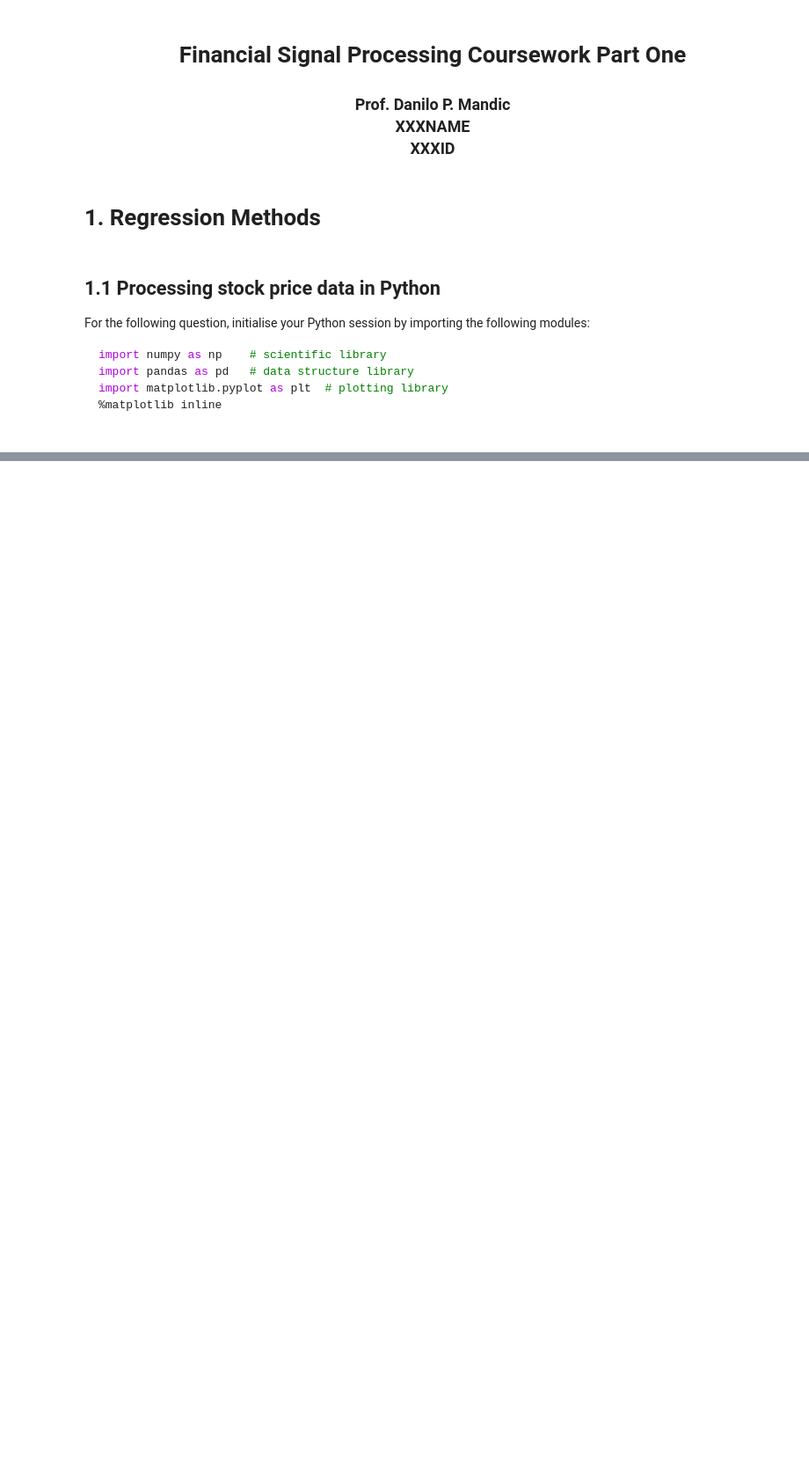
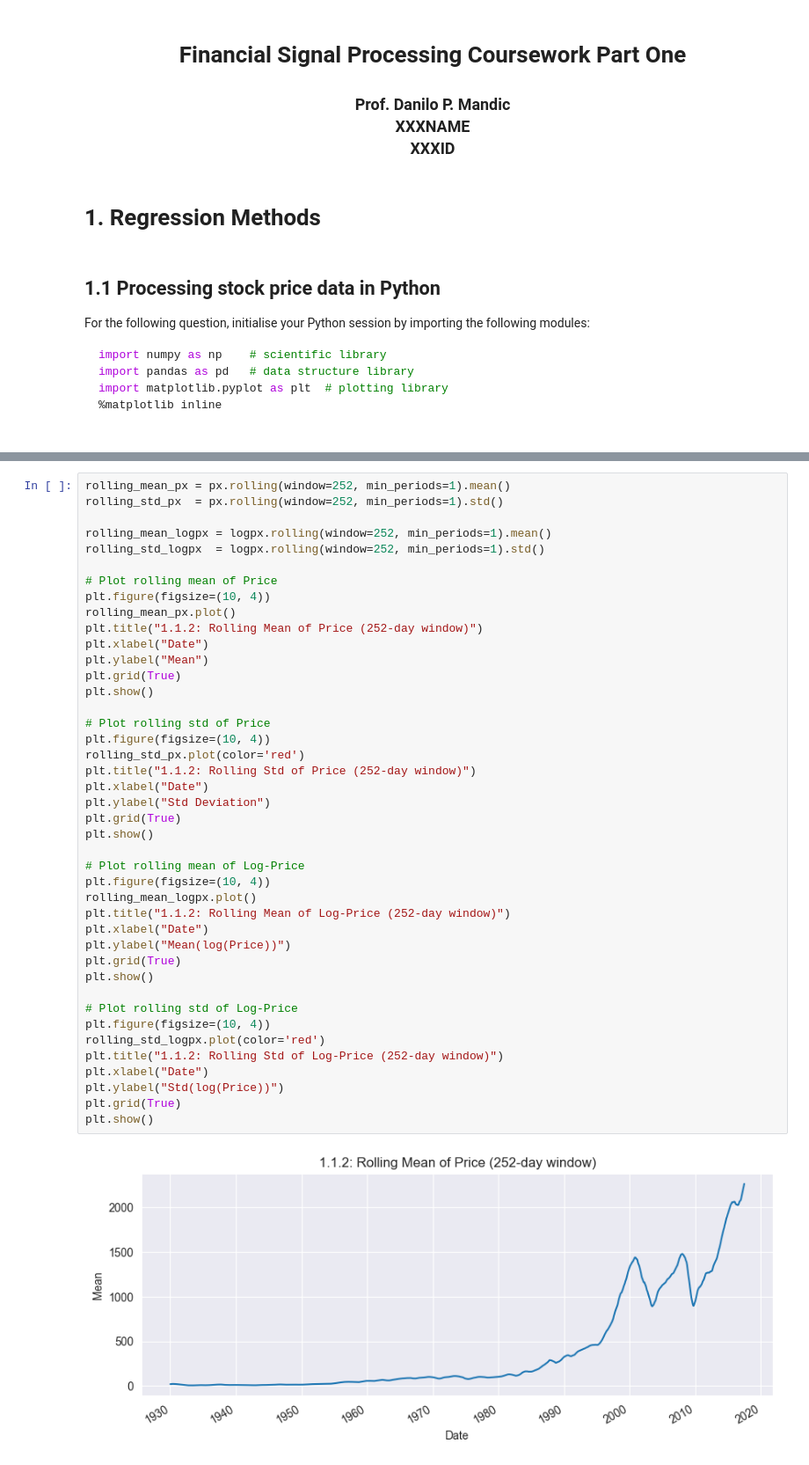
Before and after one commit to yiranLou/DCGAN, a Jupyter notebook: KCL_finan/ME.ipynb, the cells around one changed output, grey strips where cells are left out. Shown: that part at 88% size. Saved outputs shown, nothing was run; the diff lists cells and outputs as text; blank space fills up the shorter version.

```diff
--- a/KCL_finan/ME.ipynb
+++ b/KCL_finan/ME.ipynb
@@ -276,0 +101,44 @@ Jarque-Bera p-value for Log Return: 0.0
+# %%
+rolling_mean_px = px.rolling(window=252, min_periods=1).mean()
+rolling_std_px  = px.rolling(window=252, min_periods=1).std()
+
+rolling_mean_logpx = logpx.rolling(window=252, min_periods=1).mean()
+rolling_std_logpx  = logpx.rolling(window=252, min_periods=1).std()
+
+# Plot rolling mean of Price
+plt.figure(figsize=(10, 4))
+rolling_mean_px.plot()
+plt.title("1.1.2: Rolling Mean of Price (252-day window)")
+plt.xlabel("Date")
+plt.ylabel("Mean")
+plt.grid(True)
+plt.show()
+
+# Plot rolling std of Price
+plt.figure(figsize=(10, 4))
+rolling_std_px.plot(color='red')
+plt.title("1.1.2: Rolling Std of Price (252-day window)")
+plt.xlabel("Date")
+plt.ylabel("Std Deviation")
+plt.grid(True)
+plt.show()
+
+# Plot rolling mean of Log-Price
+plt.figure(figsize=(10, 4))
+rolling_mean_logpx.plot()
+plt.title("1.1.2: Rolling Mean of Log-Price (252-day window)")
+plt.xlabel("Date")
+plt.ylabel("Mean(log(Price))")
+plt.grid(True)
+plt.show()
+
+# Plot rolling std of Log-Price
+plt.figure(figsize=(10, 4))
+rolling_std_logpx.plot(color='red')
+plt.title("1.1.2: Rolling Std of Log-Price (252-day window)")
+plt.xlabel("Date")
+plt.ylabel("Std(log(Price))")
+plt.grid(True)
+plt.show()
+# %% [output]
+[figure, added]
```
Also changed, not shown: parts of 37 cells of this notebook, 1 other file.
